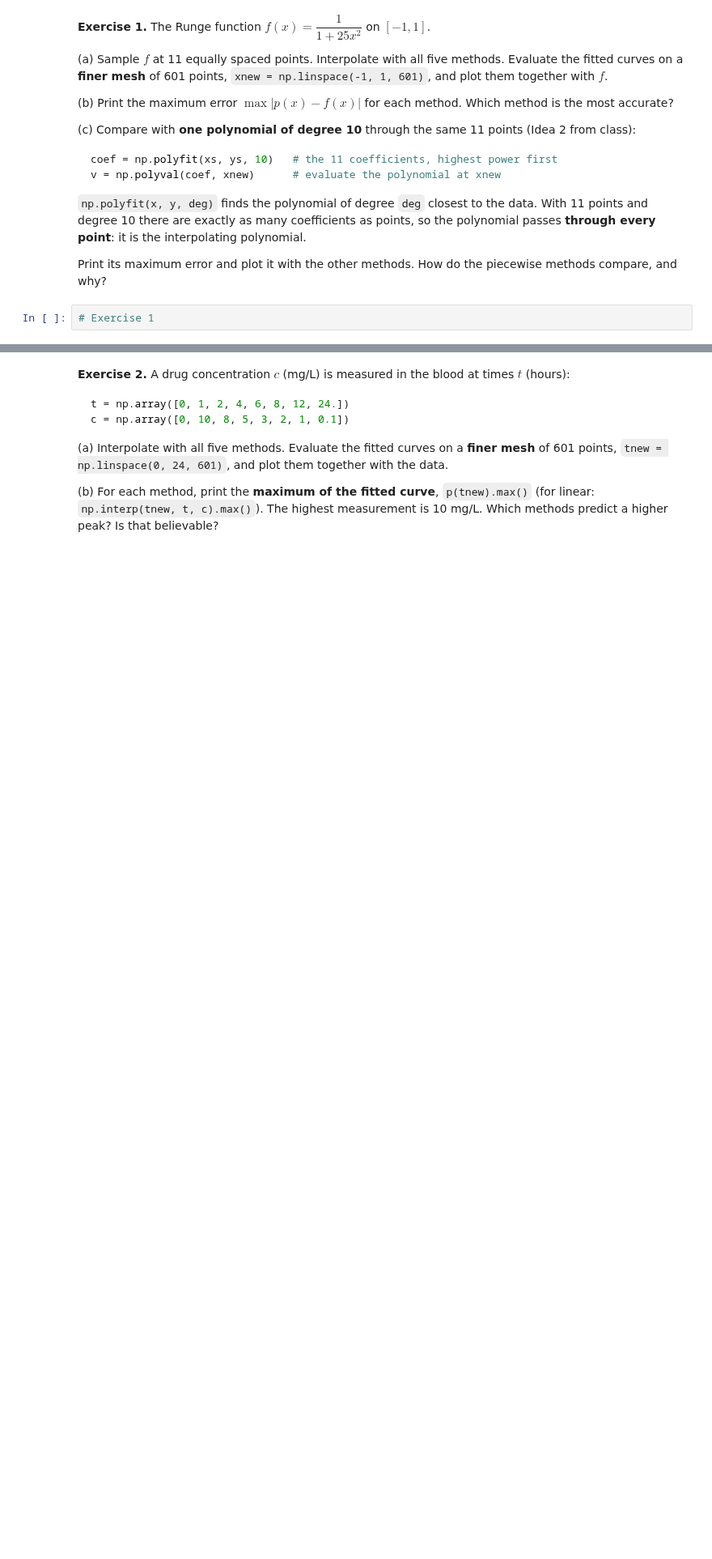
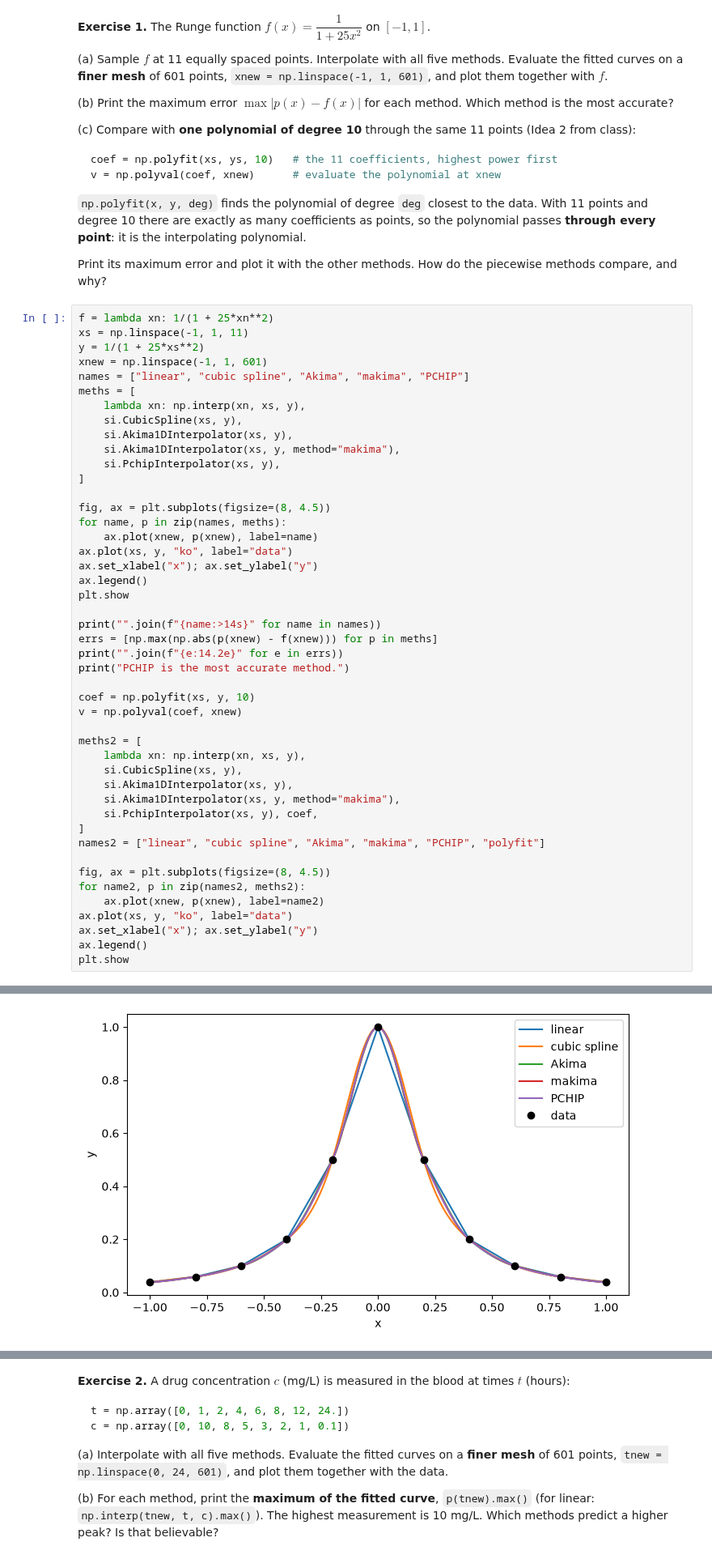
Before and after one commit to rl897/wsu_math300_myversion, a Jupyter notebook: Oct12_interpolation/scipy_interpolation.ipynb, the cells around one changed output, grey strips where cells are left out. Shown at 81% size. Saved outputs shown, nothing was run; the diff lists cells and outputs as text; blank space fills up the shorter version.

```diff
--- a/Oct12_interpolation/scipy_interpolation.ipynb
+++ b/Oct12_interpolation/scipy_interpolation.ipynb
@@ -197,4 +197,49 @@ With 11 points and degree 10 there are exactly as many coefficients as points, s
 
 Print its maximum error and plot it with the other methods. How do the piecewise methods compare, and why?
 # %%
-# Exercise 1
+f = lambda xn: 1/(1 + 25*xn**2)
+xs = np.linspace(-1, 1, 11)
+y = 1/(1 + 25*xs**2)
+xnew = np.linspace(-1, 1, 601)
+names = ["linear", "cubic spline", "Akima", "makima", "PCHIP"]
+meths = [
+    lambda xn: np.interp(xn, xs, y),
+    si.CubicSpline(xs, y),
+    si.Akima1DInterpolator(xs, y),
+    si.Akima1DInterpolator(xs, y, method="makima"),
+    si.PchipInterpolator(xs, y),
+]
+
+fig, ax = plt.subplots(figsize=(8, 4.5))
+for name, p in zip(names, meths):
+    ax.plot(xnew, p(xnew), label=name)
+ax.plot(xs, y, "ko", label="data")
+ax.set_xlabel("x"); ax.set_ylabel("y")
+ax.legend()
+plt.show
+
+print("".join(f"{name:>14s}" for name in names))
+errs = [np.max(np.abs(p(xnew) - f(xnew))) for p in meths]
+print("".join(f"{e:14.2e}" for e in errs))
+print("PCHIP is the most accurate method.")
+
+coef = np.polyfit(xs, y, 10)
+v = np.polyval(coef, xnew)
+
+meths2 = [
+    lambda xn: np.interp(xn, xs, y),
+    si.CubicSpline(xs, y),
+    si.Akima1DInterpolator(xs, y),
+    si.Akima1DInterpolator(xs, y, method="makima"),
+    si.PchipInterpolator(xs, y), coef,
+]
+names2 = ["linear", "cubic spline", "Akima", "makima", "PCHIP", "polyfit"]
+
+fig, ax = plt.subplots(figsize=(8, 4.5))
+for name2, p in zip(names2, meths2):
+    ax.plot(xnew, p(xnew), label=name2)
+ax.plot(xs, y, "ko", label="data")
+ax.set_xlabel("x"); ax.set_ylabel("y")
+ax.legend()
+plt.show
+# %% [output]
@@ -200,0 +250 @@ Print its maximum error and plot it with the other methods. How do the piecewise
+[figure, added]
```
Also changed, not shown: parts of 3 cells of this notebook.
